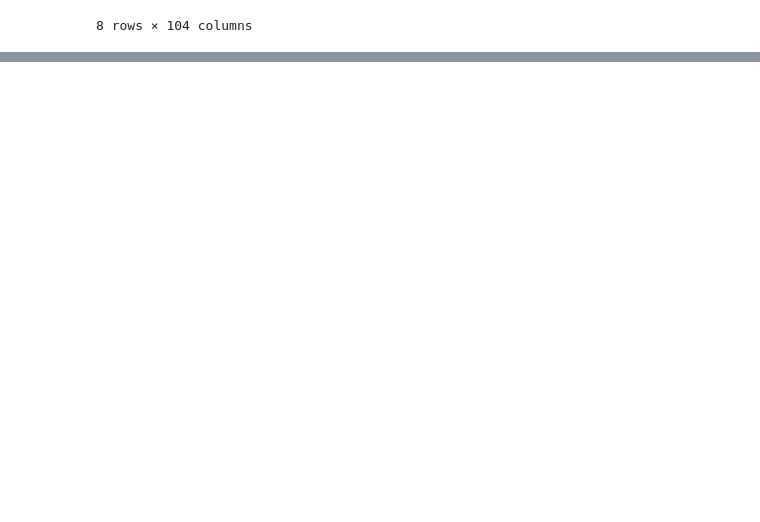
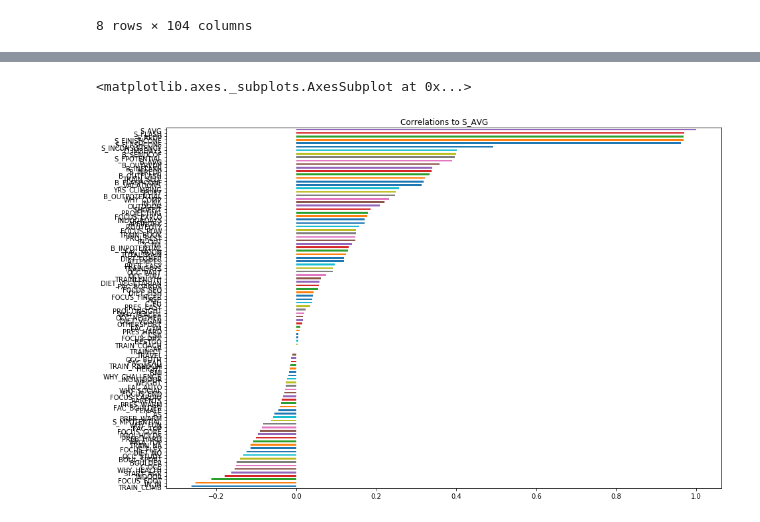
Before and after one commit to alexcasar/Data-Science-Climbing-Demo, a Jupyter notebook: 3. Correlation and feature importance.ipynb, the cells around one changed output, grey strips where cells are left out. Drawn from its saved outputs; the diff is of its cells as text; code cells hidden in the pictures; blank space fills up the shorter version.

```diff
--- a/3. Correlation and feature importance.ipynb
+++ b/3. Correlation and feature importance.ipynb
@@ -54,0 +100,7 @@ data.describe()
+# %%
+sortCorr = corrDF.sort_values(by="S_AVG",ascending=True).T.sort_values(by="S_AVG",ascending=True)
+goal = sortCorr["S_AVG"]
+goal.plot.barh(title="Correlations to S_AVG",figsize=(15, 10))
+# %% [output]
+<matplotlib.axes._subplots.AxesSubplot at 0x...>
+[figure, added]
```
Also changed, not shown: parts of 23 cells of this notebook, 6 other files.
